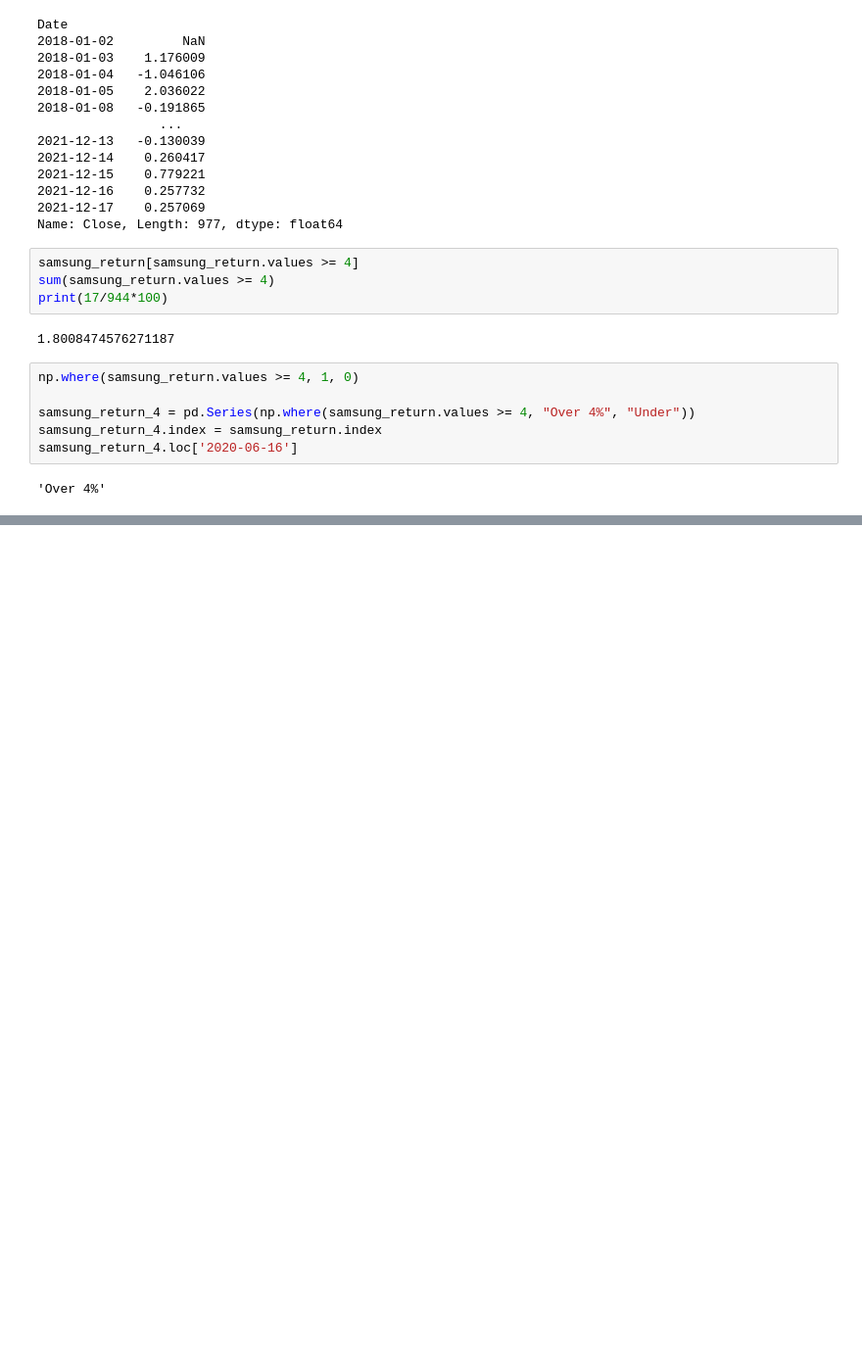
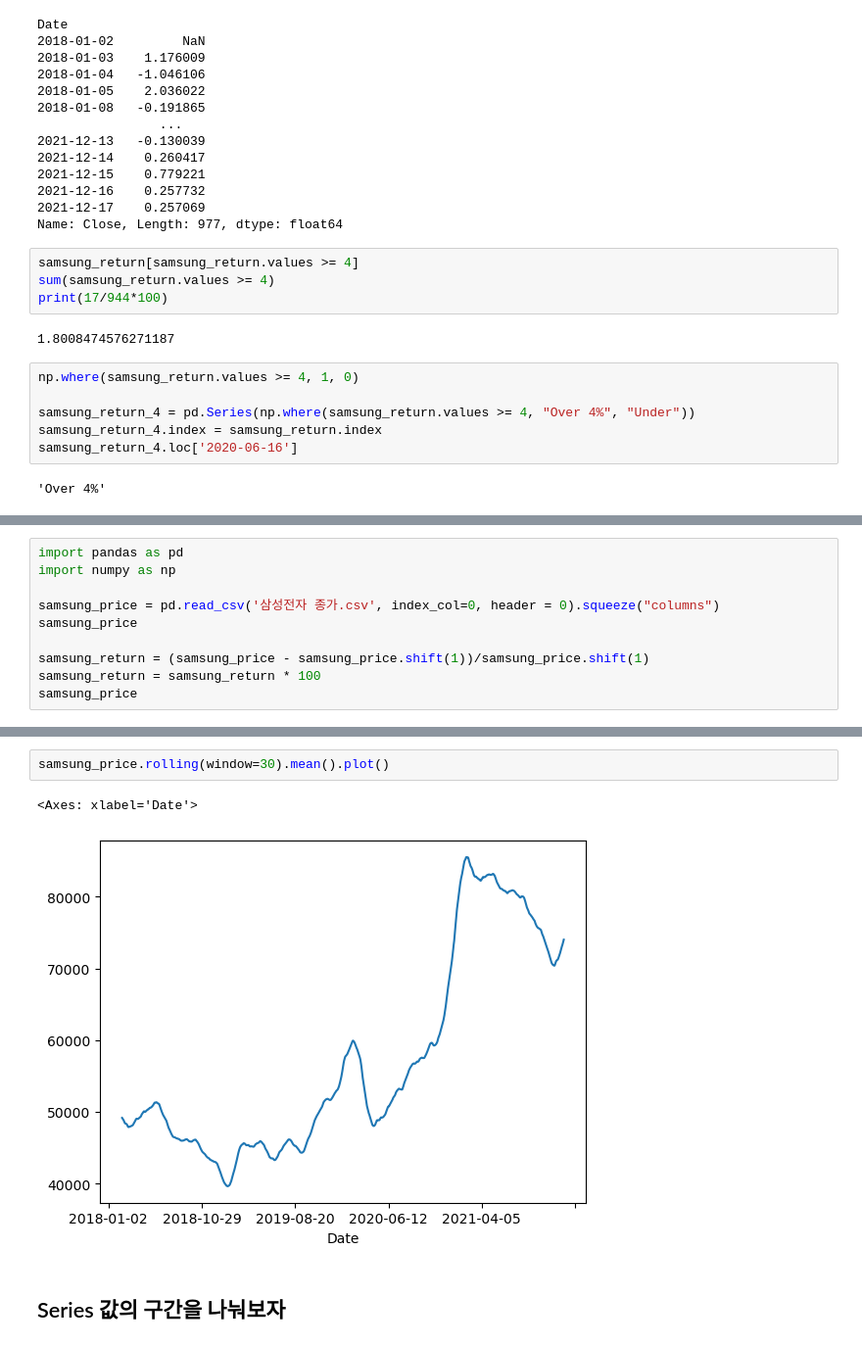
Before and after one commit to nevertheless0404/Pandas, a Jupyter notebook: Series.ipynb, the cells around one changed output, grey strips where cells are left out. Shown at 98% size. Saved outputs shown, nothing was run; the diff lists cells and outputs as text; blank space fills up the shorter version.

```diff
--- a/Series.ipynb
+++ b/Series.ipynb
@@ -508,0 +511,10 @@ samsung_return_4.loc['2020-06-16']
+# %%
+import pandas as pd
+import numpy as np
+
+samsung_price = pd.read_csv('삼성전자 종가.csv', index_col=0, header = 0).squeeze("columns")
+samsung_price
+
+samsung_return = (samsung_price - samsung_price.shift(1))/samsung_price.shift(1)
+samsung_return = samsung_return * 100
+samsung_price
@@ -508,0 +535,7 @@ samsung_return_4.loc['2020-06-16']
+# %%
+samsung_price.rolling(window=30).mean().plot()
+# %% [output]
+<Axes: xlabel='Date'>
+[figure, added]
+# %% [markdown]
+## Series 값의 구간을 나눠보자
```
Also changed, not shown: parts of 5 cells of this notebook.
